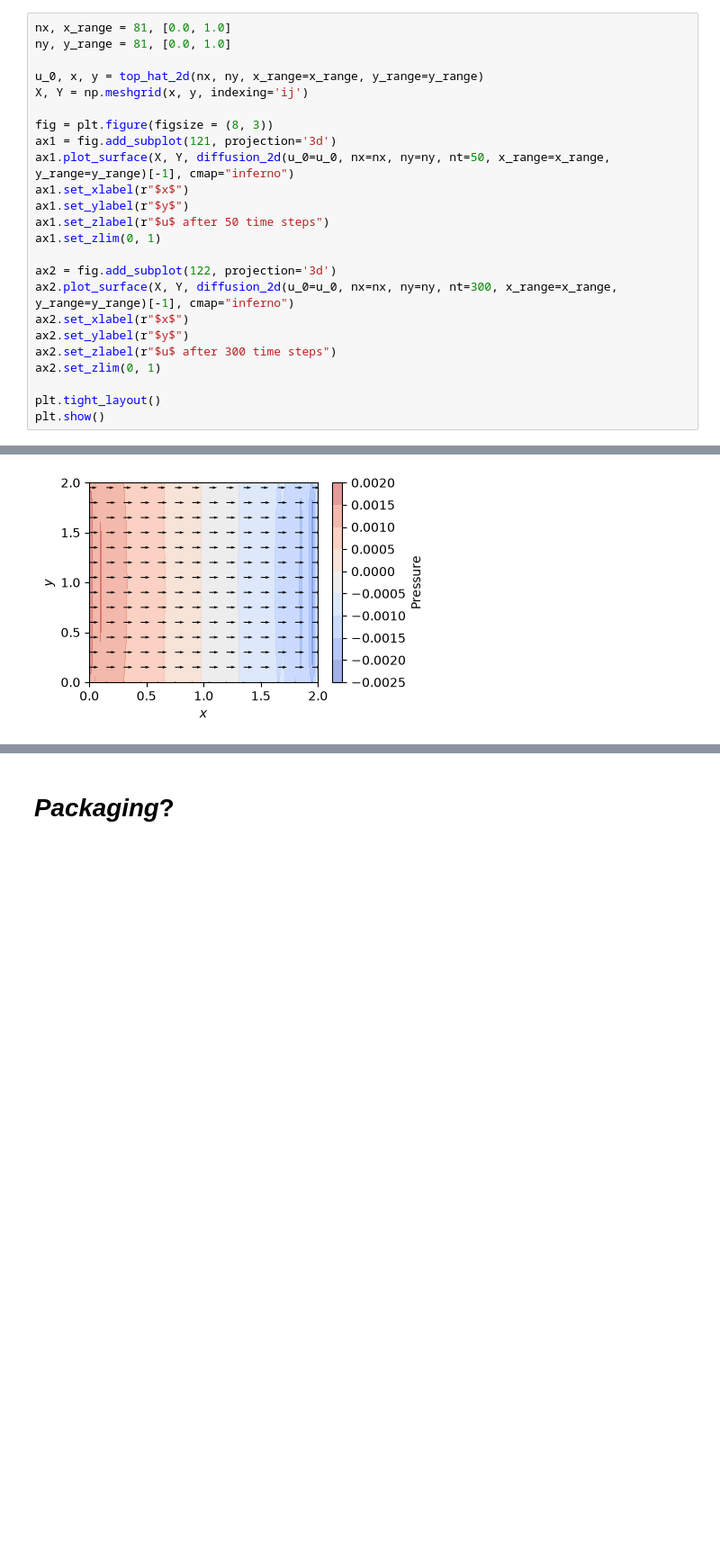
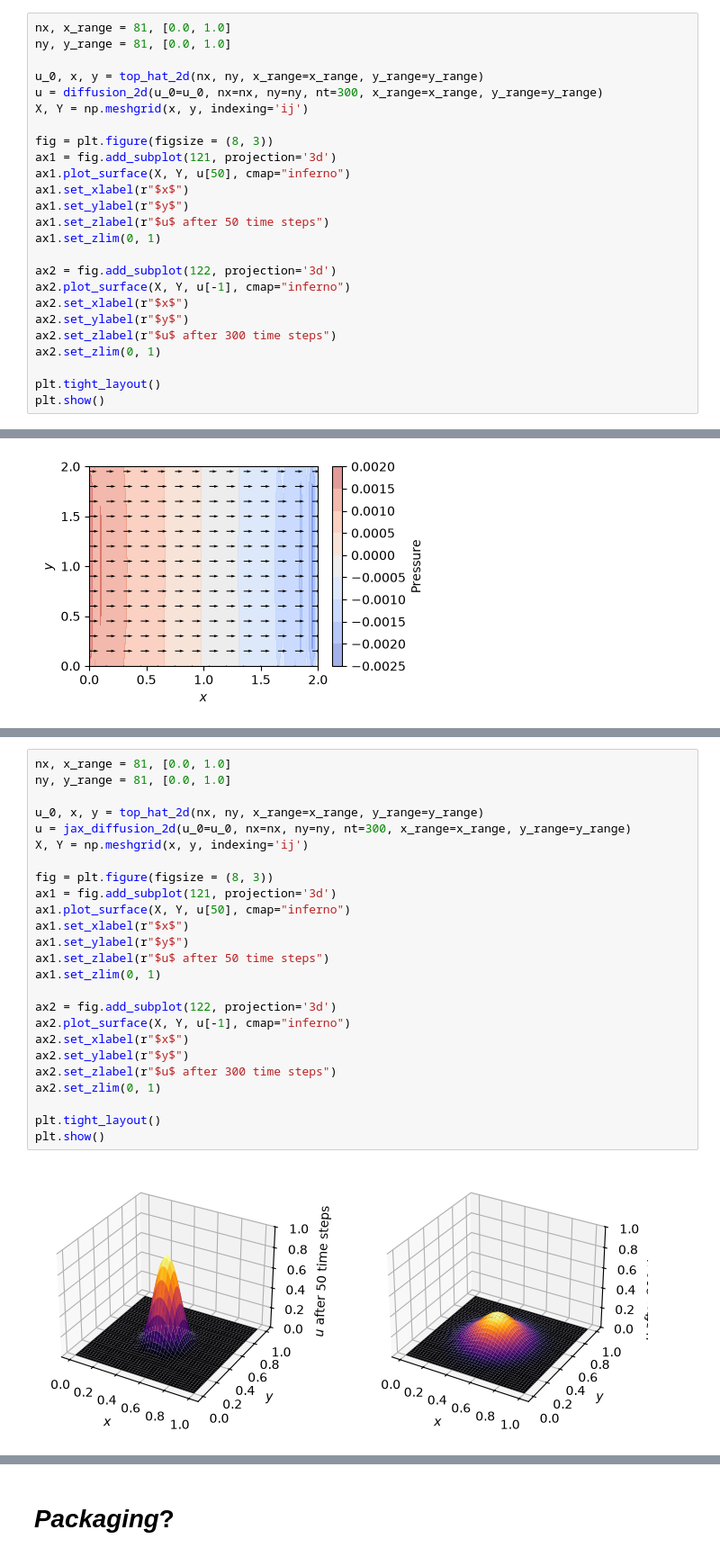
Before and after one commit to SamGr64/CFD-Suite, a Jupyter notebook: CFD.ipynb, the cells around one changed output, grey strips where cells are left out. Shown at 90% size. Saved outputs shown, nothing was run; the diff lists cells and outputs as text; blank space fills up the shorter version.

```diff
--- a/CFD.ipynb
+++ b/CFD.ipynb
@@ -854,18 +854,19 @@ nx, x_range = 81, [0.0, 1.0]
 ny, y_range = 81, [0.0, 1.0]
 
 u_0, x, y = top_hat_2d(nx, ny, x_range=x_range, y_range=y_range)
+u = diffusion_2d(u_0=u_0, nx=nx, ny=ny, nt=300, x_range=x_range, y_range=y_range)
 X, Y = np.meshgrid(x, y, indexing='ij')
 
 fig = plt.figure(figsize = (8, 3))
 ax1 = fig.add_subplot(121, projection='3d')
-ax1.plot_surface(X, Y, diffusion_2d(u_0=u_0, nx=nx, ny=ny, nt=50, x_range=x_range, y_range=y_range)[-1], cmap="inferno")
+ax1.plot_surface(X, Y, u[50], cmap="inferno")
 ax1.set_xlabel(r"$x$")
 ax1.set_ylabel(r"$y$")
 ax1.set_zlabel(r"$u$ after 50 time steps")
 ax1.set_zlim(0, 1)
 
 ax2 = fig.add_subplot(122, projection='3d')
-ax2.plot_surface(X, Y, diffusion_2d(u_0=u_0, nx=nx, ny=ny, nt=300, x_range=x_range, y_range=y_range)[-1], cmap="inferno")
+ax2.plot_surface(X, Y, u[-1], cmap="inferno")
 ax2.set_xlabel(r"$x$")
 ax2.set_ylabel(r"$y$")
 ax2.set_zlabel(r"$u$ after 300 time steps")
@@ -1636,3 +1670,30 @@ plt.show()
+# %%
+nx, x_range = 81, [0.0, 1.0]
+ny, y_range = 81, [0.0, 1.0]
+
+u_0, x, y = top_hat_2d(nx, ny, x_range=x_range, y_range=y_range)
+u = jax_diffusion_2d(u_0=u_0, nx=nx, ny=ny, nt=300, x_range=x_range, y_range=y_range)
+X, Y = np.meshgrid(x, y, indexing='ij')
+
+fig = plt.figure(figsize = (8, 3))
+ax1 = fig.add_subplot(121, projection='3d')
+ax1.plot_surface(X, Y, u[50], cmap="inferno")
+ax1.set_xlabel(r"$x$")
+ax1.set_ylabel(r"$y$")
+ax1.set_zlabel(r"$u$ after 50 time steps")
+ax1.set_zlim(0, 1)
+
+ax2 = fig.add_subplot(122, projection='3d')
+ax2.plot_surface(X, Y, u[-1], cmap="inferno")
+ax2.set_xlabel(r"$x$")
+ax2.set_ylabel(r"$y$")
+ax2.set_zlabel(r"$u$ after 300 time steps")
+ax2.set_zlim(0, 1)
+
+plt.tight_layout()
+plt.show()
+# %% [output]
+[figure, added]
 # %% [markdown]
 ### Erata
 
```
Also changed, not shown: parts of 3 cells of this notebook, 1 other file.
